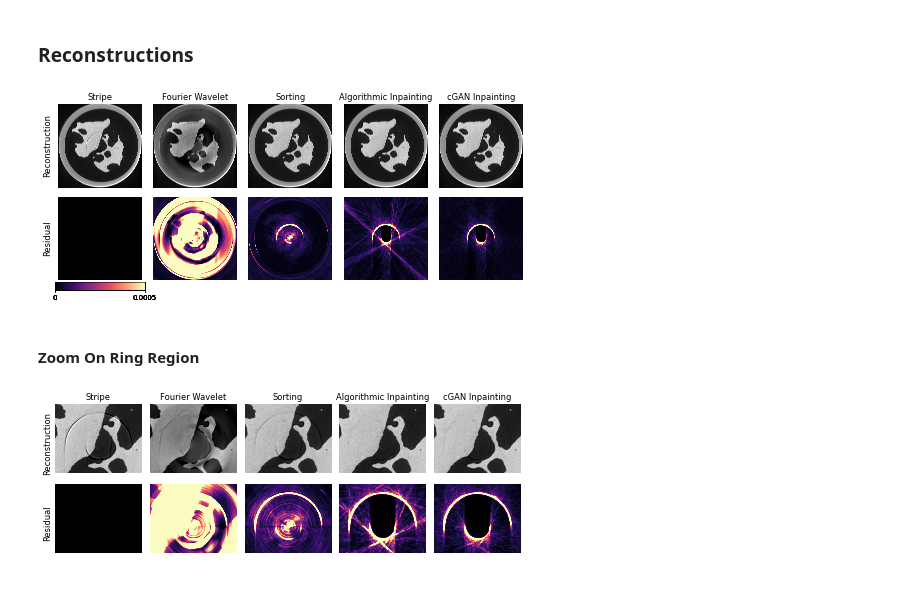
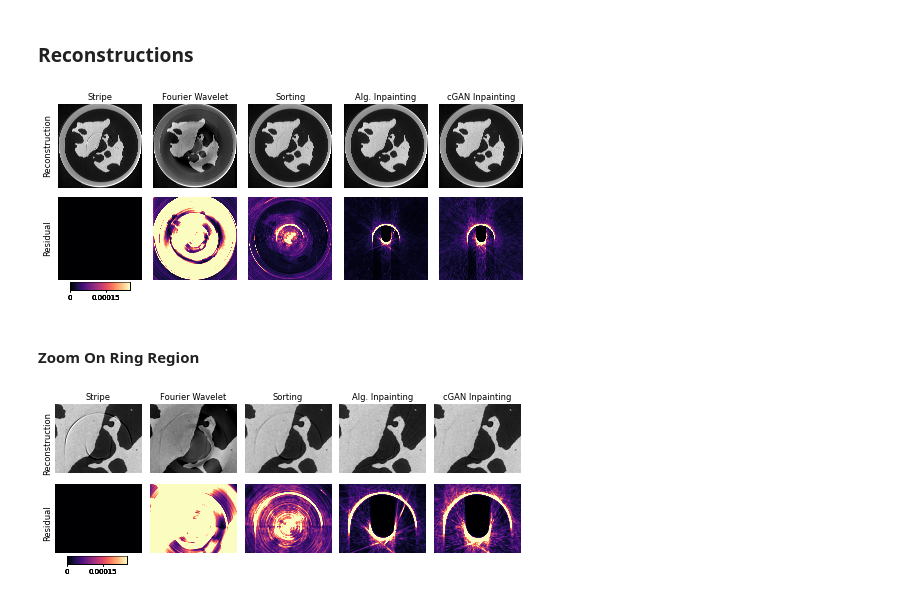
Before and after one commit to dkazanc/NoStripesNet, a Jupyter notebook: residuals.ipynb, the cells around one changed output. Cells and saved outputs as stored; diff of their text form; code cells hidden in the pictures.

```diff
--- a/residuals.ipynb
+++ b/residuals.ipynb
@@ -197,7 +235,7 @@ for ax in axs.ravel():
 axs[0, 0].set_title("Stripe")
 axs[0, 1].set_title("Fourier Wavelet")
 axs[0, 2].set_title("Sorting")
-axs[0, 3].set_title("Algorithmic Inpainting")
+axs[0, 3].set_title("Alg. Inpainting")
 axs[0, 4].set_title("cGAN Inpainting")
 axs[0, 0].text(-450, 1280, "Reconstruction", size=12, verticalalignment='center', rotation=90)
 axs[1, 0].text(-450, 1280, "Residual", size=12, verticalalignment='center', rotation=90)
@@ -205,7 +243,7 @@ axs[1, 0].text(-450, 1280, "Residual", size=12, verticalalignment='center', rota
 for i in range(len(recons)):
     axs[0, i].imshow(recons[i], cmap='gray', vmin=-0.02, vmax=0.14)
     im=axs[1, i].imshow(recon_residuals[i], cmap='magma', vmin=0, vmax=0.00025)
-    cax = fig.add_axes([0.12, 0.25, 0.15, 0.02])
+    cax = fig.add_axes([0.145, 0.25, 0.1, 0.02])
     fig.colorbar(im, cax=cax, location='bottom', orientation='horizontal')
-#plt.savefig('synthetic_stripes_recons.png')
+plt.savefig('synthetic_stripes_recons.png')
 # %% [output]
@@ -225,7 +263,7 @@ sinos = [
     stripe_sino,
     fourier_wavelet(stripe_sino[None, :, :], ncore=16).squeeze(),
     remove_stripes_based_sorting(stripe_sino[None, :, :].astype(np.float32), ncore=16).squeeze(),
-    remove_stripes_larix(stripe_sino[None, :, :], mask[None, :, :], mode='EUCL').squeeze(),
+    inpaint_stripes_tomopy(stripe_sino[None, :, :], mask[None, :, :]).squeeze(),
     v.get_model_sinogram(sino_idx, 'real')
 ]
 
@@ -241,7 +279,7 @@ for ax in axs.ravel():
 axs[0, 0].set_title("Stripe")
 axs[0, 1].set_title("Fourier Wavelet")
 axs[0, 2].set_title("Sorting")
-axs[0, 3].set_title("Algorithmic Inpainting")
+axs[0, 3].set_title("Alg. Inpainting")
 axs[0, 4].set_title("cGAN Inpainting")
 axs[0, 0].text(-450, 900, "Sinogram", size=12, verticalalignment='center', rotation=90)
 axs[1, 0].text(-450, 900, "Residual", size=12, verticalalignment='center', rotation=90)
@@ -249,7 +287,7 @@ axs[1, 0].text(-450, 900, "Residual", size=12, verticalalignment='center', rotat
 for i in range(len(sinos)):
     axs[0, i].imshow(sinos[i], cmap='gray')
     im = axs[1, i].imshow(sino_residuals[i], cmap='magma', vmin=0, vmax=50000)
-    cax = fig.add_axes([0.12, 0.31, 0.15, 0.02])
+    cax = fig.add_axes([0.145, 0.31, 0.1, 0.02])
     fig.colorbar(im, cax=cax, location='bottom', orientation='horizontal')
-#plt.savefig('real_stripes_residuals.png')
+plt.savefig('real_stripes_residuals.png')
 # %% [output]
@@ -295,20 +333,20 @@ for ax in axs.ravel():
 axs[0, 0].set_title("Stripe")
 axs[0, 1].set_title("Fourier Wavelet")
 axs[0, 2].set_title("Sorting")
-axs[0, 3].set_title("Algorithmic Inpainting")
+axs[0, 3].set_title("Alg. Inpainting")
 axs[0, 4].set_title("cGAN Inpainting")
 axs[0, 0].text(-450, 1280, "Reconstruction", size=12, verticalalignment='center', rotation=90)
 axs[1, 0].text(-450, 1280, "Residual", size=12, verticalalignment='center', rotation=90)
 
 for i in range(len(recons)):
     axs[0, i].imshow(recons[i], cmap='gray', vmin=-0.02, vmax=0.14)
-    im=axs[1, i].imshow(recon_residuals[i], cmap='magma', vmin=0, vmax=0.0005)
-    cax = fig.add_axes([0.12, 0.25, 0.15, 0.02])
-    cbar = fig.colorbar(im, cax=cax, location='bottom', orientation='horizontal', ticks=[0, 0.0005])
-    cbar.ax.set_xticklabels(['0', '0.0005'])
- #plt.savefig('real_stripes_recons.png')
+    im=axs[1, i].imshow(recon_residuals[i], cmap='magma', vmin=0, vmax=0.00025)
+    cax = fig.add_axes([0.145, 0.25, 0.1, 0.02])
+    cbar = fig.colorbar(im, cax=cax, location='bottom', orientation='horizontal', ticks=[0, 0.00015])
+    cbar.ax.set_xticklabels(['0', '0.00015'])
+plt.savefig('real_stripes_recons.png')
 # %% [output]
-[figure, old version]
+[figure, new version]
 # %% [markdown]
 #### Zoom On Ring Region
 # %%
@@ -318,19 +356,23 @@ zoomed_recon_resduals = [recon_residual[roi] for recon_residual in recon_residua
 # %%
 fig, axs = plt.subplots(2, 5, figsize=(12, 8), dpi=dpi_set)
 fig.subplots_adjust(hspace=-0.65, wspace=0.1)
 for ax in axs.ravel():
     ax.axis('off')
 
 axs[0, 0].set_title("Stripe")
 axs[0, 1].set_title("Fourier Wavelet")
 axs[0, 2].set_title("Sorting")
-axs[0, 3].set_title("Algorithmic Inpainting")
+axs[0, 3].set_title("Alg. Inpainting")
 axs[0, 4].set_title("cGAN Inpainting")
 axs[0, 0].text(-150, 480, "Reconstruction", size=12, verticalalignment='center', rotation=90)
 axs[1, 0].text(-150, 480, "Residual", size=12, verticalalignment='center', rotation=90)
 
 for i in range(len(recons)):
     axs[0, i].imshow(zoomed_recons[i], cmap='gray', vmin=-0.02, vmax=0.14)
-    axs[1, i].imshow(zoomed_recon_resduals[i], cmap='magma', vmin=0, vmax=0.0005)
+    axs[1, i].imshow(zoomed_recon_resduals[i], cmap='magma', vmin=0, vmax=0.00025)
+    cax = fig.add_axes([0.145, 0.28, 0.1, 0.02])
+    cbar = fig.colorbar(im, cax=cax, location='bottom', orientation='horizontal', ticks=[0, 0.00015])
+    cbar.ax.set_xticklabels(['0', '0.00015'])
+plt.savefig('zoomed_real_stripes_recons.png')
 # %% [output]
-[figure, old version]
+[figure, new version]
```
Also changed, not shown: parts of 7 cells of this notebook, 6 other files.
